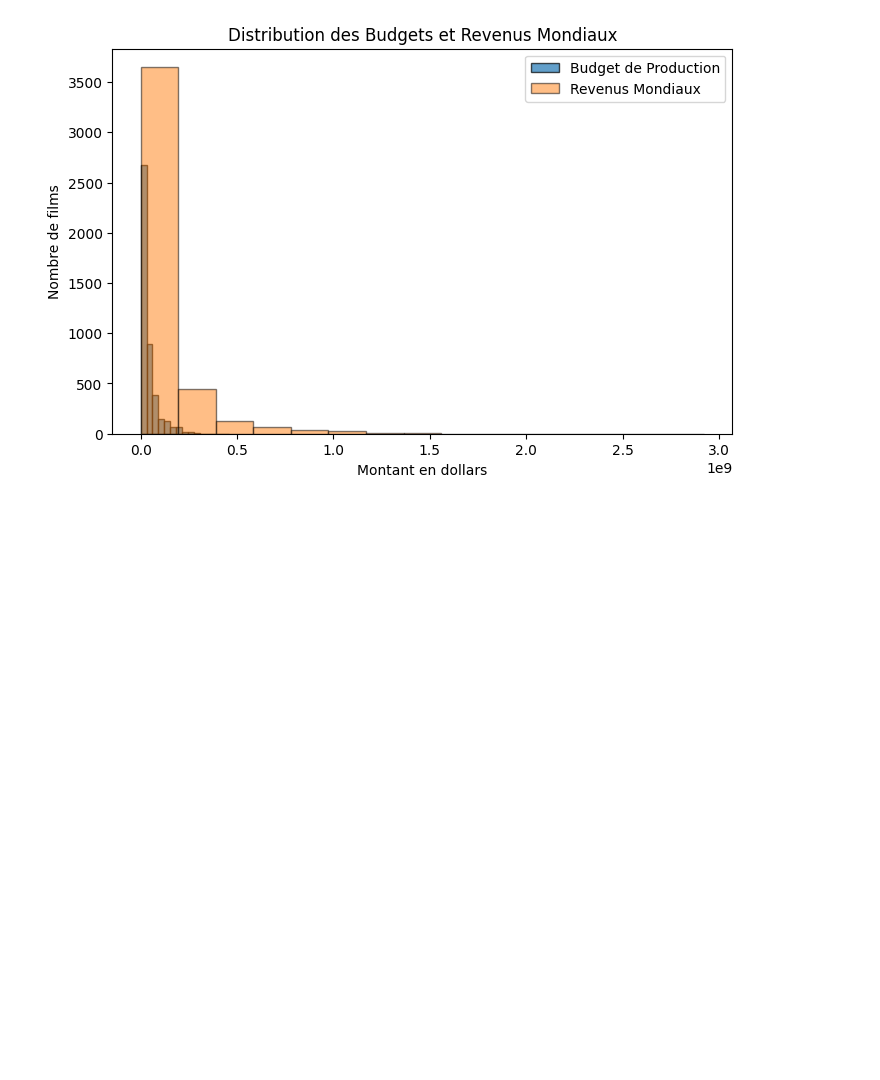
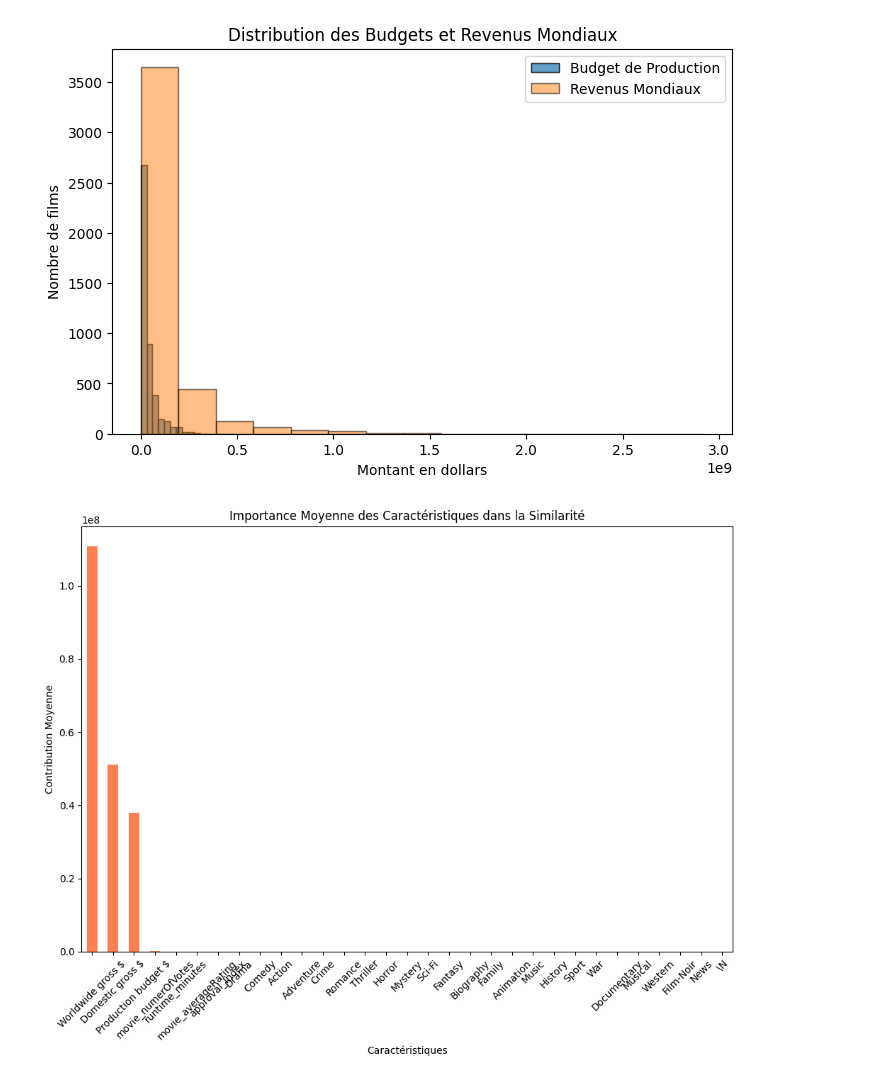
Before and after one commit to FredLuc12/MachineLearning_2, a Jupyter notebook: Projet_Perso/notebook/fichier.ipynb, the cells around one changed output. Saved outputs shown, nothing was run; the diff lists cells and outputs as text; code cells hidden in the pictures; blank space fills up the shorter version.

```diff
--- a/Projet_Perso/notebook/fichier.ipynb
+++ b/Projet_Perso/notebook/fichier.ipynb
@@ -128,3 +128,25 @@ existing_columns_to_exclude = [col for col in columns_to_exclude if col in train
 
 similarity_features_train = train_data.drop(columns=existing_columns_to_exclude)
 similarity_matrix_train = cosine_similarity(similarity_features_train)
+# %%
+import matplotlib.pyplot as plt
+import pandas as pd
+
+# Exemple adapté pour analyser les contributions des caractéristiques
+# Moyenne des colonnes dans les données d'entraînement
+feature_importance = similarity_features_train.mean(axis=0)
+
+# Trier les caractéristiques par importance moyenne
+feature_importance_sorted = feature_importance.sort_values(ascending=False)
+
+# Visualisation des contributions moyennes
+plt.figure(figsize=(10, 8))
+feature_importance_sorted.plot(kind='bar', color='coral')
+plt.title("Importance Moyenne des Caractéristiques dans la Similarité")
+plt.xlabel("Caractéristiques")
+plt.ylabel("Contribution Moyenne")
+plt.xticks(rotation=45)
+plt.tight_layout()
+plt.show()
+# %% [output]
+[figure, added]
```
Also changed, not shown: parts of 3 cells of this notebook.
